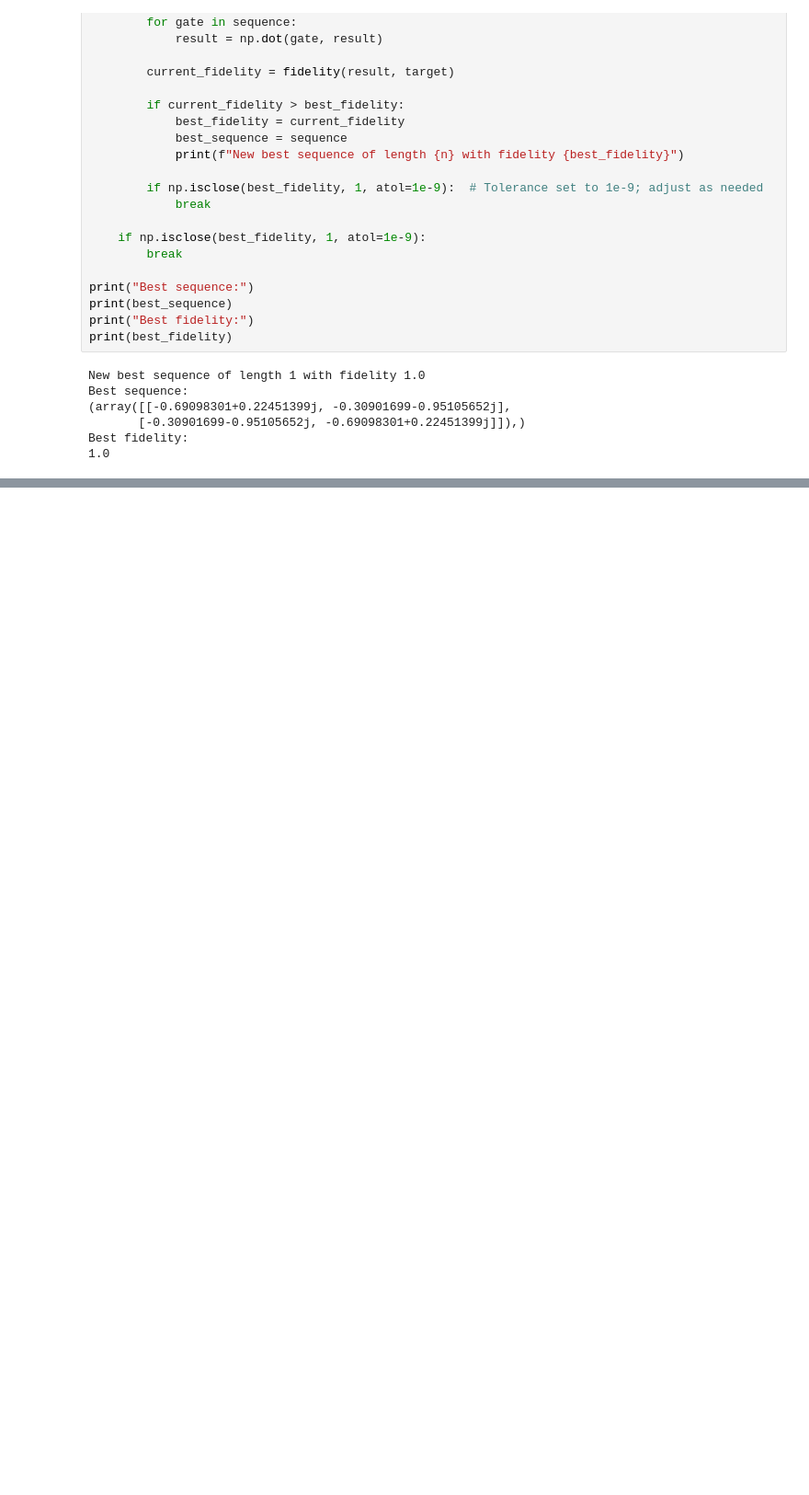
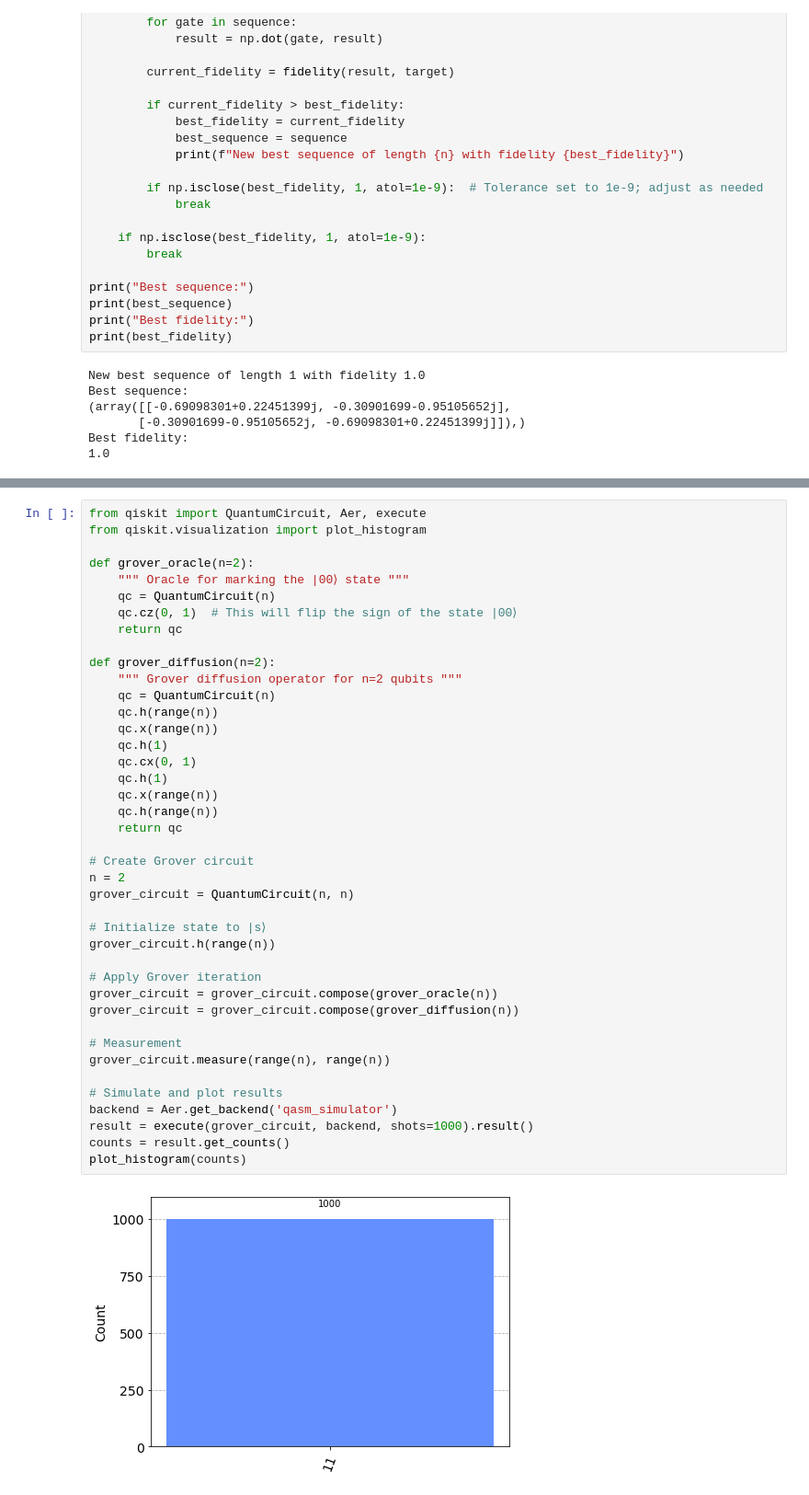
Before and after one commit to sofiaatuff/Q_Circuit_examples, a Jupyter notebook: testing_123.ipynb, the cells around one changed output, grey strips where cells are left out. Shown at 92% size. Saved outputs shown, nothing was run; the diff lists cells and outputs as text; blank space fills up the shorter version.

```diff
--- a/testing_123.ipynb
+++ b/testing_123.ipynb
@@ -317,0 +271,43 @@ Best fidelity:
+# %%
+from qiskit import QuantumCircuit, Aer, execute
+from qiskit.visualization import plot_histogram
+
+def grover_oracle(n=2):
+    """ Oracle for marking the |00⟩ state """
+    qc = QuantumCircuit(n)
+    qc.cz(0, 1)  # This will flip the sign of the state |00⟩
+    return qc
+
+def grover_diffusion(n=2):
+    """ Grover diffusion operator for n=2 qubits """
+    qc = QuantumCircuit(n)
+    qc.h(range(n))
+    qc.x(range(n))
+    qc.h(1)
+    qc.cx(0, 1)
+    qc.h(1)
+    qc.x(range(n))
+    qc.h(range(n))
+    return qc
+
+# Create Grover circuit
+n = 2
+grover_circuit = QuantumCircuit(n, n)
+
+# Initialize state to |s⟩
+grover_circuit.h(range(n))
+
+# Apply Grover iteration
+grover_circuit = grover_circuit.compose(grover_oracle(n))
+grover_circuit = grover_circuit.compose(grover_diffusion(n))
+
+# Measurement
+grover_circuit.measure(range(n), range(n))
+
+# Simulate and plot results
+backend = Aer.get_backend('qasm_simulator')
+result = execute(grover_circuit, backend, shots=1000).result()
+counts = result.get_counts()
+plot_histogram(counts)
+# %% [output]
+[figure, added]
```
Also changed, not shown: parts of 10 cells of this notebook, 5 other files.
